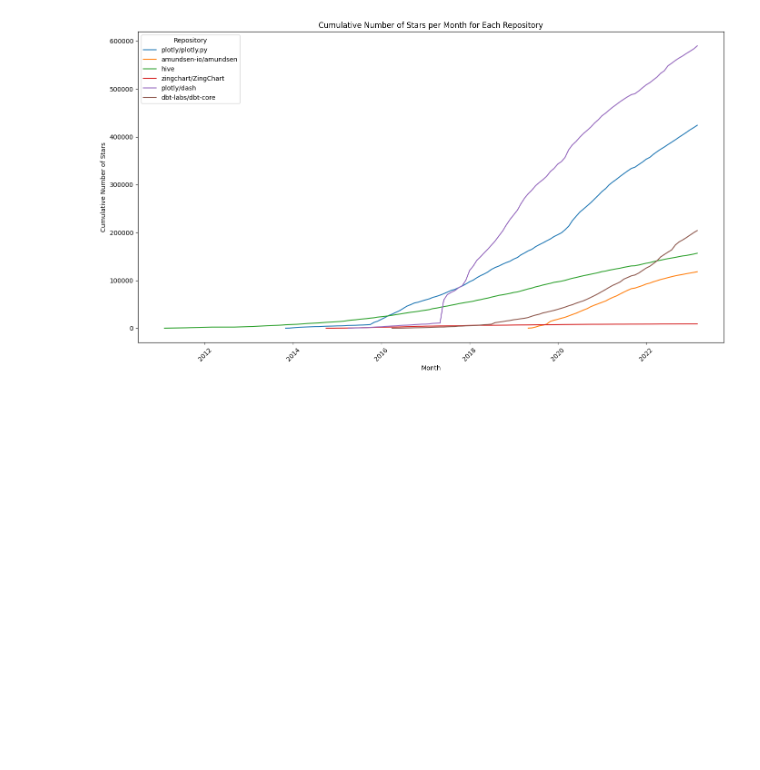
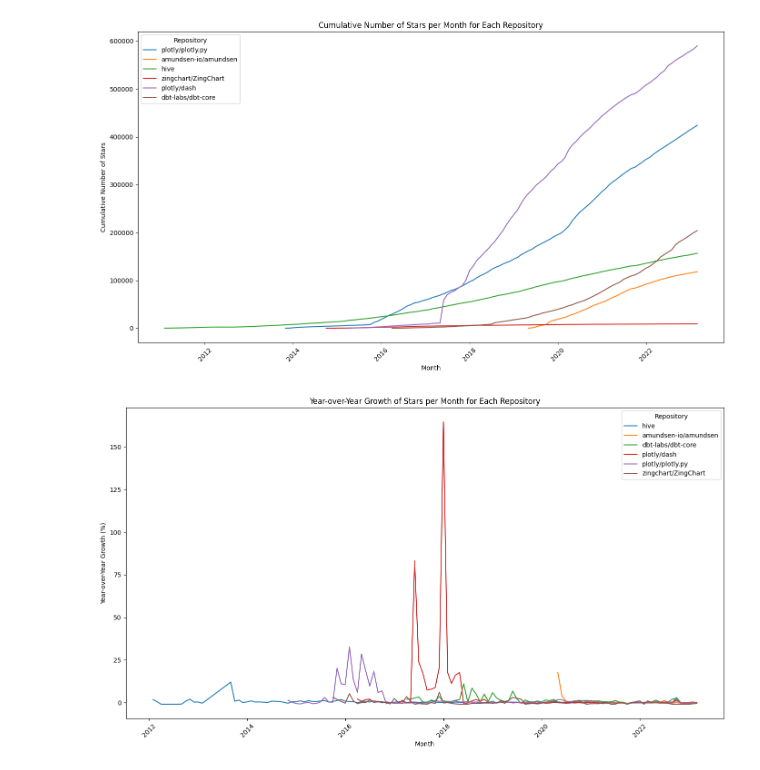
Before and after one commit to fantasticious01/github-stars-pipeline, a Jupyter notebook: notebooks/gharchive.ipynb, the cells around one changed output. Drawn from its saved outputs; the diff is of its cells as text; code cells hidden in the pictures; blank space fills up the shorter version.

Commit message:
added year_star_growth.png

```diff
--- a/notebooks/gharchive.ipynb
+++ b/notebooks/gharchive.ipynb
@@ -43,3 +43,25 @@ plt.tight_layout()
 plt.show()
 # %% [output]
 [figure]
+# %%
+data = df_monthly_stars
+
+# Convert date_month to datetime format
+data['date_month'] = pd.to_datetime(data['date_month'])
+
+# Plot the year-over-year growth of stars for each repository without markers
+plt.figure(figsize=(14, 8))
+sns.lineplot(data=data, x='date_month', y='yoy_growth', hue='repo_name')
+
+# Set plot labels and title
+plt.xlabel('Month')
+plt.ylabel('Year-over-Year Growth (%)')
+plt.title('Year-over-Year Growth of Stars per Month for Each Repository')
+plt.legend(title='Repository')
+plt.xticks(rotation=45)
+plt.tight_layout()
+
+# Show plot
+plt.show()
+# %% [output]
+[figure, added]
```
Also changed, not shown: 2 other files.
